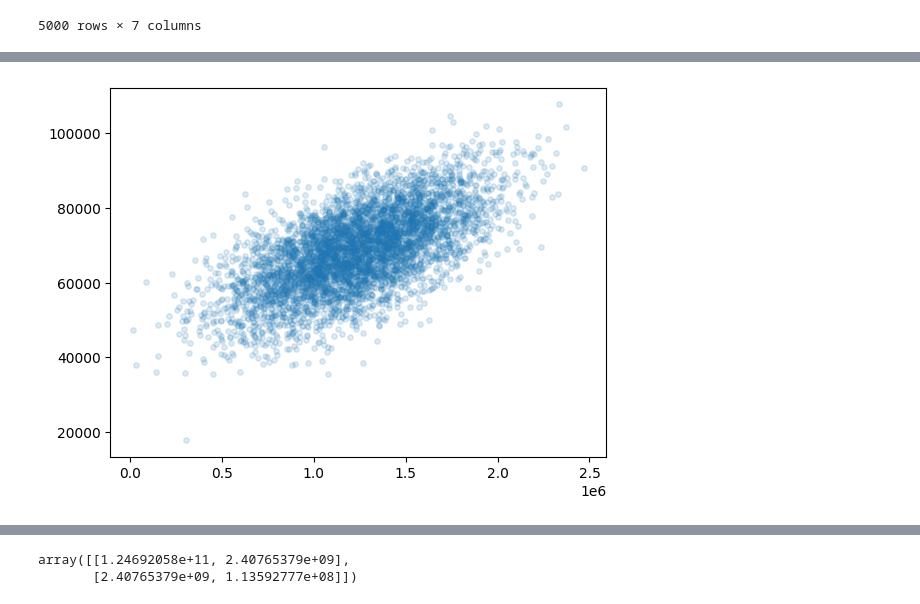
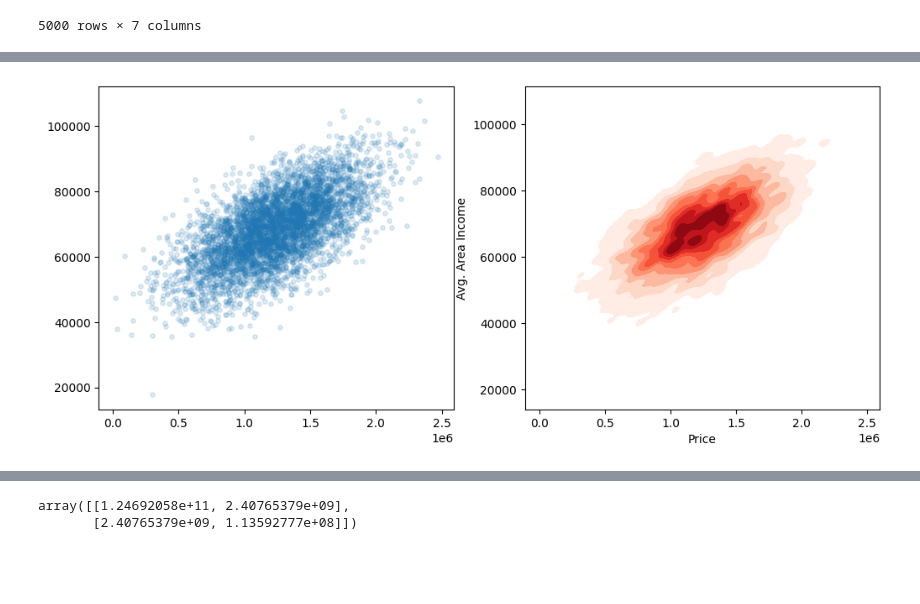
Before and after one commit to mauer9/ds_regress, a Jupyter notebook: us_housing.ipynb, the cells around one changed output, grey strips where cells are left out. Drawn from its saved outputs; the diff is of its cells as text; code cells hidden in the pictures; blank space fills up the shorter version.

```diff
--- a/us_housing.ipynb
+++ b/us_housing.ipynb
@@ -28,5 +35,9 @@ df
 # %%
-plt.scatter(df['Price'], df['Avg. Area Income'], s=15, alpha=.15)
+fig, axes = plt.subplots(1, 2, figsize=(12, 5))
+
+axes[0].scatter(df['Price'], df['Avg. Area Income'], s=15, alpha=.15)
+sns.kdeplot(x=df['Price'], y=df['Avg. Area Income'], cmap="Reds", shade=True, bw_adjust=.5)
+
 plt.show()
 # %% [output]
-[figure, old version]
+[figure, new version]
```
Also changed, not shown: parts of 2 cells of this notebook, 1 other file.
